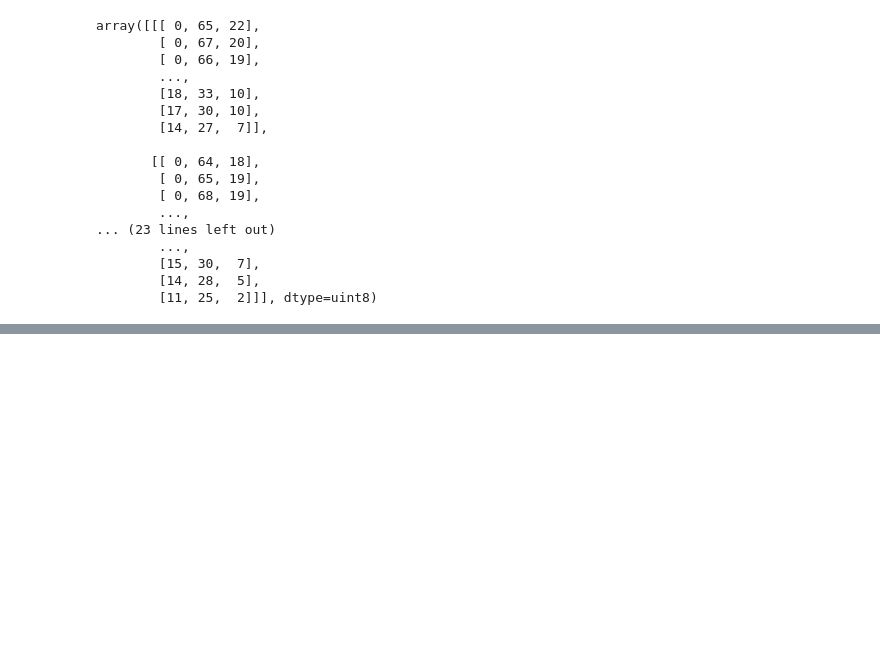
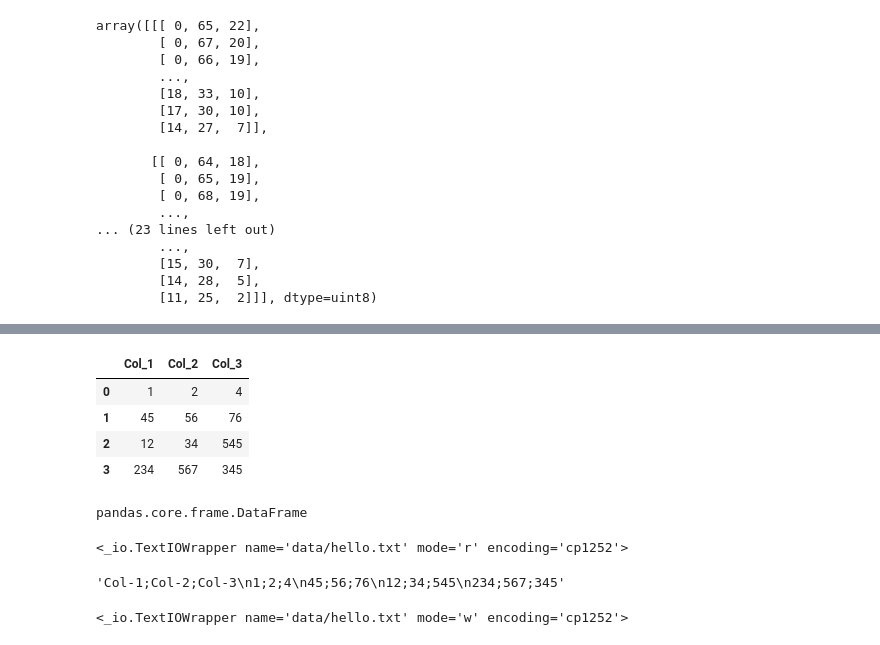
Before and after one commit to theSohanur/pandas-essential, a Jupyter notebook: pandas.notebook.ipynb, the cells around one changed output, grey strips where cells are left out. Drawn from its saved outputs; the diff is of its cells as text; code cells hidden in the pictures; blank space fills up the shorter version.

```diff
--- a/pandas.notebook.ipynb
+++ b/pandas.notebook.ipynb
@@ -2273,0 +2299,22 @@ array([[[ 0, 65, 22],
+# %%
+txt = pd.read_csv('data/hello.txt', sep="\;",engine='python' )
+txt
+# %% [output]
+|  | Col_1 | Col_2 | Col_3 |
+| 0 | 1 | 2 | 4 |
+| 1 | 45 | 56 | 76 |
+| 2 | 12 | 34 | 545 |
+| 3 | 234 | 567 | 345 |
+# %%
+type(txt)
+# %% [output]
+pandas.core.frame.DataFrame
+# %%
+file = open('data/hello.txt')
+file
+# %% [output]
+<_io.TextIOWrapper name='data/hello.txt' mode='r' encoding='cp1252'>
+# %%
+file.read()
+# %% [output]
+'Col-1;Col-2;Col-3\n1;2;4\n45;56;76\n12;34;545\n234;567;345'
@@ -2273,0 +2324,4 @@ array([[[ 0, 65, 22],
+# %%
+print(out_file)
+# %% [output]
+<_io.TextIOWrapper name='data/hello.txt' mode='w' encoding='cp1252'>
```
Also changed, not shown: parts of 29 cells of this notebook, 5 other files.
